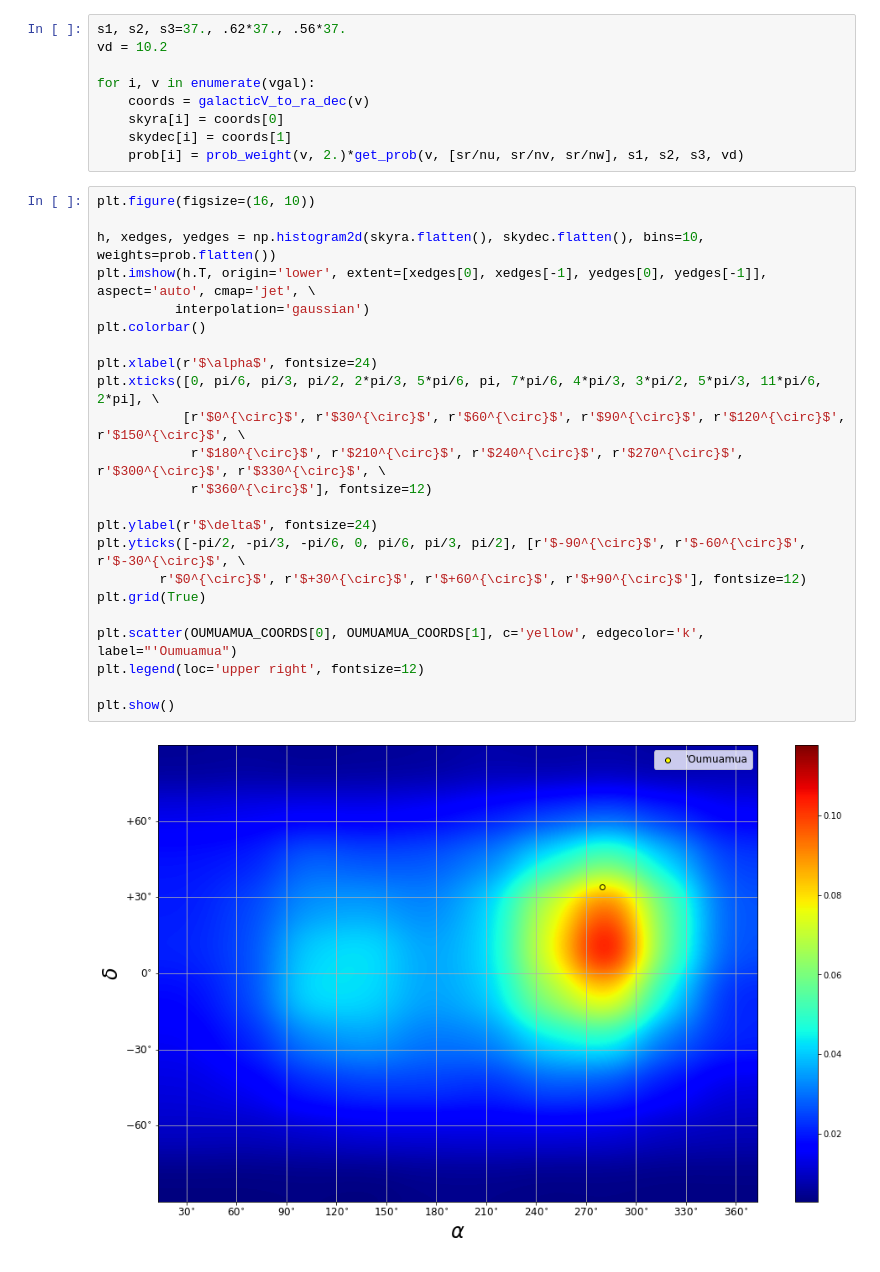
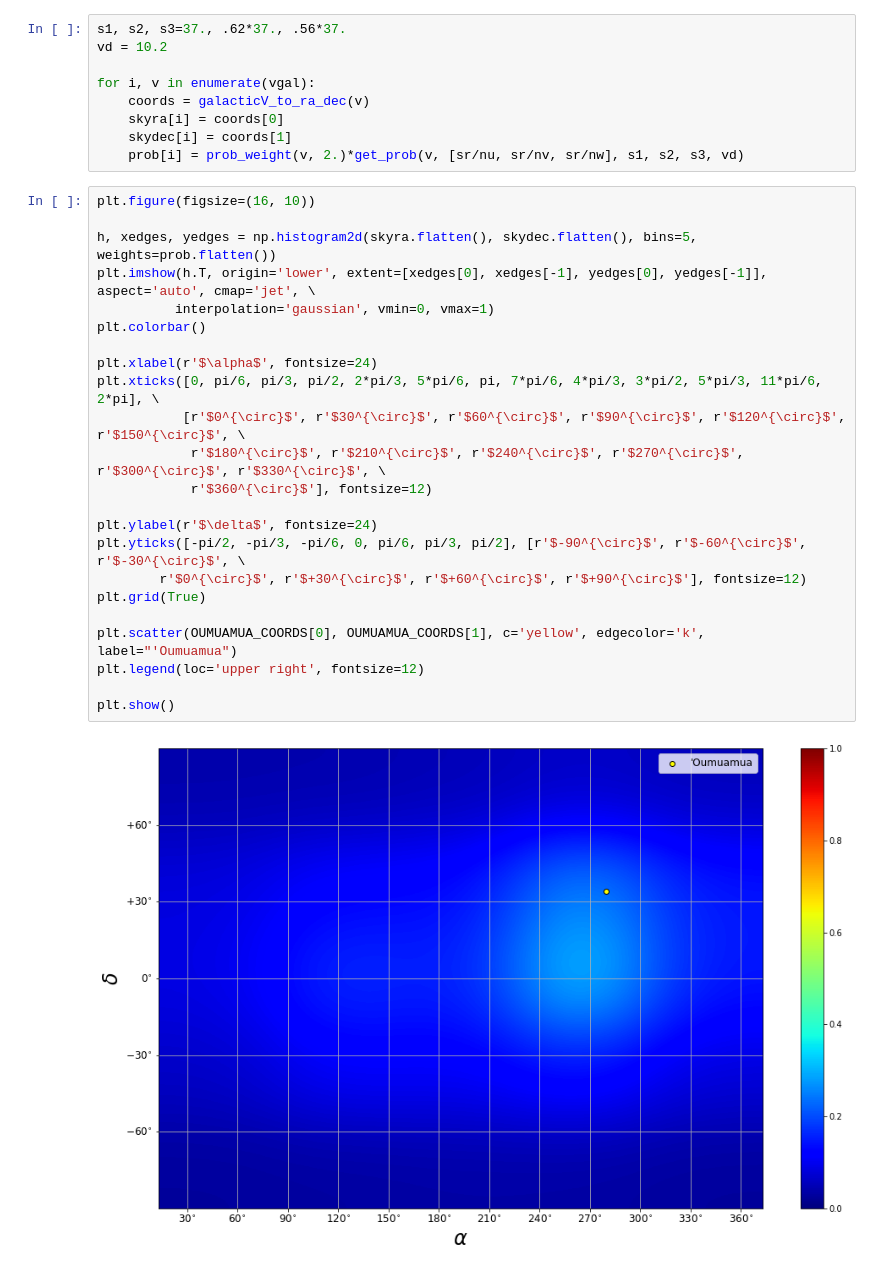
Before and after one commit to djhoover717/ISOAnalysis, a Jupyter notebook: test_with_skymaps.ipynb, the cells around one changed output. Drawn from its saved outputs; the diff is of its cells as text.

```diff
--- a/test_with_skymaps.ipynb
+++ b/test_with_skymaps.ipynb
@@ -61,25 +61,25 @@ for i, v in enumerate(vgal):
 # %%
 plt.figure(figsize=(16, 10))
 
-h, xedges, yedges = np.histogram2d(skyra.flatten(), skydec.flatten(), bins=10, weights=prob.flatten())
+h, xedges, yedges = np.histogram2d(skyra.flatten(), skydec.flatten(), bins=5, weights=prob.flatten())
 plt.imshow(h.T, origin='lower', extent=[xedges[0], xedges[-1], yedges[0], yedges[-1]], aspect='auto', cmap='jet', \
-          interpolation='gaussian')
+          interpolation='gaussian', vmin=0, vmax=1)
 plt.colorbar()
 
 plt.xlabel(r'$\alpha$', fontsize=24)
 plt.xticks([0, pi/6, pi/3, pi/2, 2*pi/3, 5*pi/6, pi, 7*pi/6, 4*pi/3, 3*pi/2, 5*pi/3, 11*pi/6, 2*pi], \
            [r'$0^{\circ}$', r'$30^{\circ}$', r'$60^{\circ}$', r'$90^{\circ}$', r'$120^{\circ}$', r'$150^{\circ}$', \
             r'$180^{\circ}$', r'$210^{\circ}$', r'$240^{\circ}$', r'$270^{\circ}$', r'$300^{\circ}$', r'$330^{\circ}$', \
             r'$360^{\circ}$'], fontsize=12)
 
 plt.ylabel(r'$\delta$', fontsize=24)
 plt.yticks([-pi/2, -pi/3, -pi/6, 0, pi/6, pi/3, pi/2], [r'$-90^{\circ}$', r'$-60^{\circ}$', r'$-30^{\circ}$', \
         r'$0^{\circ}$', r'$+30^{\circ}$', r'$+60^{\circ}$', r'$+90^{\circ}$'], fontsize=12)
 plt.grid(True)
 
 plt.scatter(OUMUAMUA_COORDS[0], OUMUAMUA_COORDS[1], c='yellow', edgecolor='k', label="'Oumuamua")
 plt.legend(loc='upper right', fontsize=12)
 
 plt.show()
 # %% [output]
-[figure, old version]
+[figure, new version]
```
Also changed, not shown: 2 other files.
